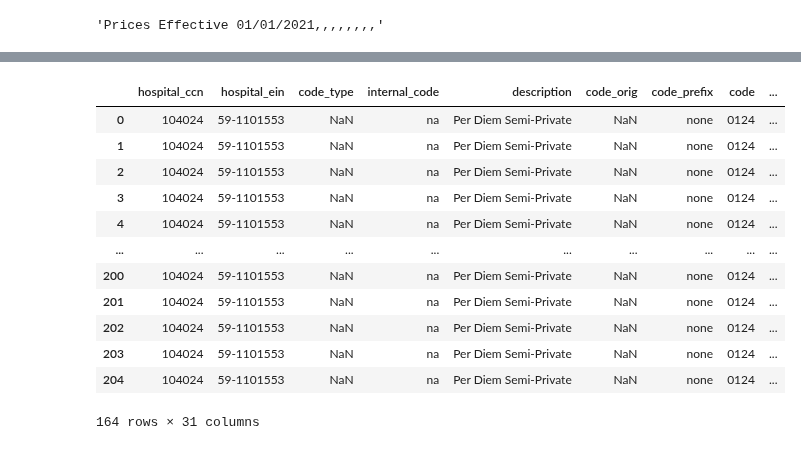
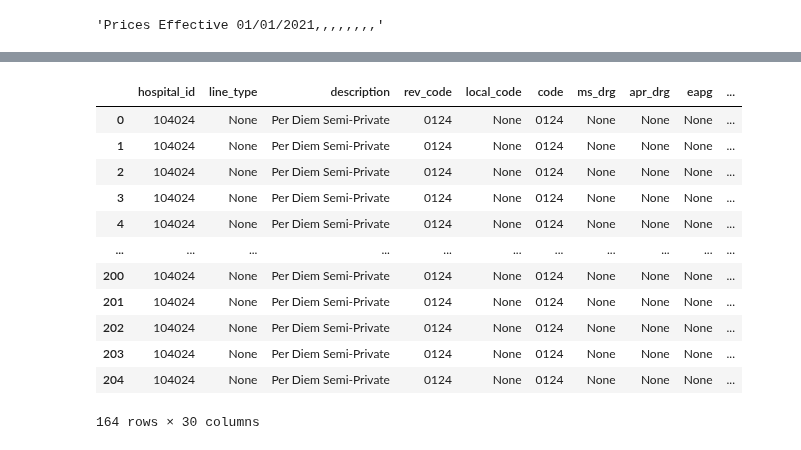
Before and after one commit to rl1987/dolthub-bounty-transparency-in-pricing, a Jupyter notebook: CirclesOfCare.ipynb, the cells around one changed output, grey strips where cells are left out. Drawn from its saved outputs; the diff is of its cells as text; code cells hidden in the pictures.

```diff
--- a/CirclesOfCare.ipynb
+++ b/CirclesOfCare.ipynb
@@ -90,22 +133,13 @@ df_mid
 # %%
-columns = df_mid.columns.to_list()
-money_columns = ['Gross Charge', 'Discounted Cash Rate', 'De-Identified Lowest', 'De-Identified Highest', 'Negotiated Rate']
-remaining_cols = list(set(columns) - set(money_columns))
-df_mid = pd.melt(df_mid, id_vars=remaining_cols)
-df_mid['variable'] = df_mid['variable'].replace('rate', 'payer')
-df_mid = df_mid.rename(columns={
-    'variable': 'payer_category',
-    'value': 'rate',
-})
-df_mid['payer_orig'] = df_mid.apply(lambda row: row['payer_orig'] if row['payer_category'] == 'Negotiated Rate' else row['payer_category'],
-                                    axis=1)
-df_mid['payer_category'] = df_mid['payer_category'].replace(
-    'Gross Charge', 'gross').replace('Discounted Cash Rate', 'cash').replace(
-    'De-Identified Lowest', 'min').replace('De-Identified Highest', 'max').replace(
-    'Negotiated Rate', 'payer')
-df_mid['rate'] = df_mid['rate'].astype(str)
-df_mid['rate'] = df_mid['rate'].apply(lambda rate: rate.replace("$", "").replace(",", ""))
-df_mid['ndc'] = 'na'
+df_mid.loc[df_mid['rate_category'] == 'De-Identified Highest', 'rate_category'] = 'max'
+df_mid.loc[df_mid['rate_category'] == 'De-Identified Lowest', 'rate_category'] = 'min'
+df_mid.loc[df_mid['rate_category'] == 'Discounted Cash Rate', 'rate_category'] = 'cash'
+df_mid.loc[df_mid['rate_category'] == 'Gross Charge', 'rate_category'] = 'gross'
+df_mid.loc[df_mid['rate_category'] == 'Negotiated Rate', 'rate_category'] = 'negotiated'
+
+df_mid['standard_charge'] = df_mid['standard_charge'].astype(str)
+df_mid['standard_charge'] = df_mid['standard_charge'].apply(lambda rate: rate.replace("$", "").replace(",", ""))
+df_mid['ndc'] = None
 df_mid['rev_code'] = df_mid['rev_code'].astype(str)
 df_mid['rev_code'] = df_mid['rev_code'].apply(lambda rev_code: "0" + rev_code)
 df_mid
@@ -169,5 +202,5 @@ df_mid[df_mid['payer_category'] == 'cash']
 # %%
-df_mid = df_mid.dropna(subset=['rate'])
-df_mid = df_mid[df_mid['rate'] != 'nan']
+df_mid = df_mid.dropna(subset=['standard_charge'])
+df_mid = df_mid[df_mid['standard_charge'] != 'nan']
 df_mid
 # %% [output]
@@ -191,13 +224,3 @@ in_f.close()
 date_line
 # %% [output]
 'Prices Effective 01/01/2021,,,,,,,,'
-# %%
-updated_at = date_line.split("Effective ")[-1].split(",")[0]
-day, month, year = updated_at.split("/")
-updated_at = "{}-{}-{}".format(year, month, day)
-df_mid['file_last_updated'] = updated_at
-df_mid['hospital_ccn'] = ccn
-df_mid['hospital_ein'] = ein[:2] + "-" + ein[2:]
-df_mid['filename'] = filename
-df_mid['url'] = url
-df_mid
@@ -218,20 +227,19 @@ df_mid
 # %%
-df_out = pd.DataFrame(columns=TARGET_COLUMNS)
-df_out = df_out.append(df_mid)
+df_out = pd.DataFrame(df_mid[TARGET_COLUMNS])
 df_out
 # %% [output]
-|  | hospital_ccn | hospital_ein | code_type | internal_code | description | code_orig | code_prefix | code | ... |
-| 0 | 104024 | 59-1101553 | NaN | na | Per Diem Semi-Private | NaN | none | 0124 | ... |
-| 1 | 104024 | 59-1101553 | NaN | na | Per Diem Semi-Private | NaN | none | 0124 | ... |
-| 2 | 104024 | 59-1101553 | NaN | na | Per Diem Semi-Private | NaN | none | 0124 | ... |
-| 3 | 104024 | 59-1101553 | NaN | na | Per Diem Semi-Private | NaN | none | 0124 | ... |
-| 4 | 104024 | 59-1101553 | NaN | na | Per Diem Semi-Private | NaN | none | 0124 | ... |
-| ... | ... | ... | ... | ... | ... | ... | ... | ... | ... |
-| 200 | 104024 | 59-1101553 | NaN | na | Per Diem Semi-Private | NaN | none | 0124 | ... |
-| 201 | 104024 | 59-1101553 | NaN | na | Per Diem Semi-Private | NaN | none | 0124 | ... |
-| 202 | 104024 | 59-1101553 | NaN | na | Per Diem Semi-Private | NaN | none | 0124 | ... |
-| 203 | 104024 | 59-1101553 | NaN | na | Per Diem Semi-Private | NaN | none | 0124 | ... |
-| 204 | 104024 | 59-1101553 | NaN | na | Per Diem Semi-Private | NaN | none | 0124 | ... |
+|  | hospital_id | line_type | description | rev_code | local_code | code | ms_drg | apr_drg | eapg | ... |
+| 0 | 104024 | None | Per Diem Semi-Private | 0124 | None | 0124 | None | None | None | ... |
+| 1 | 104024 | None | Per Diem Semi-Private | 0124 | None | 0124 | None | None | None | ... |
+| 2 | 104024 | None | Per Diem Semi-Private | 0124 | None | 0124 | None | None | None | ... |
+| 3 | 104024 | None | Per Diem Semi-Private | 0124 | None | 0124 | None | None | None | ... |
+| 4 | 104024 | None | Per Diem Semi-Private | 0124 | None | 0124 | None | None | None | ... |
+| ... | ... | ... | ... | ... | ... | ... | ... | ... | ... | ... |
+| 200 | 104024 | None | Per Diem Semi-Private | 0124 | None | 0124 | None | None | None | ... |
+| 201 | 104024 | None | Per Diem Semi-Private | 0124 | None | 0124 | None | None | None | ... |
+| 202 | 104024 | None | Per Diem Semi-Private | 0124 | None | 0124 | None | None | None | ... |
+| 203 | 104024 | None | Per Diem Semi-Private | 0124 | None | 0124 | None | None | None | ... |
+| 204 | 104024 | None | Per Diem Semi-Private | 0124 | None | 0124 | None | None | None | ... |
-164 rows × 31 columns
+164 rows × 30 columns
 # %%
 df_out.to_csv('104024.csv', index=False)
```
Also changed, not shown: parts of 10 cells of this notebook.
